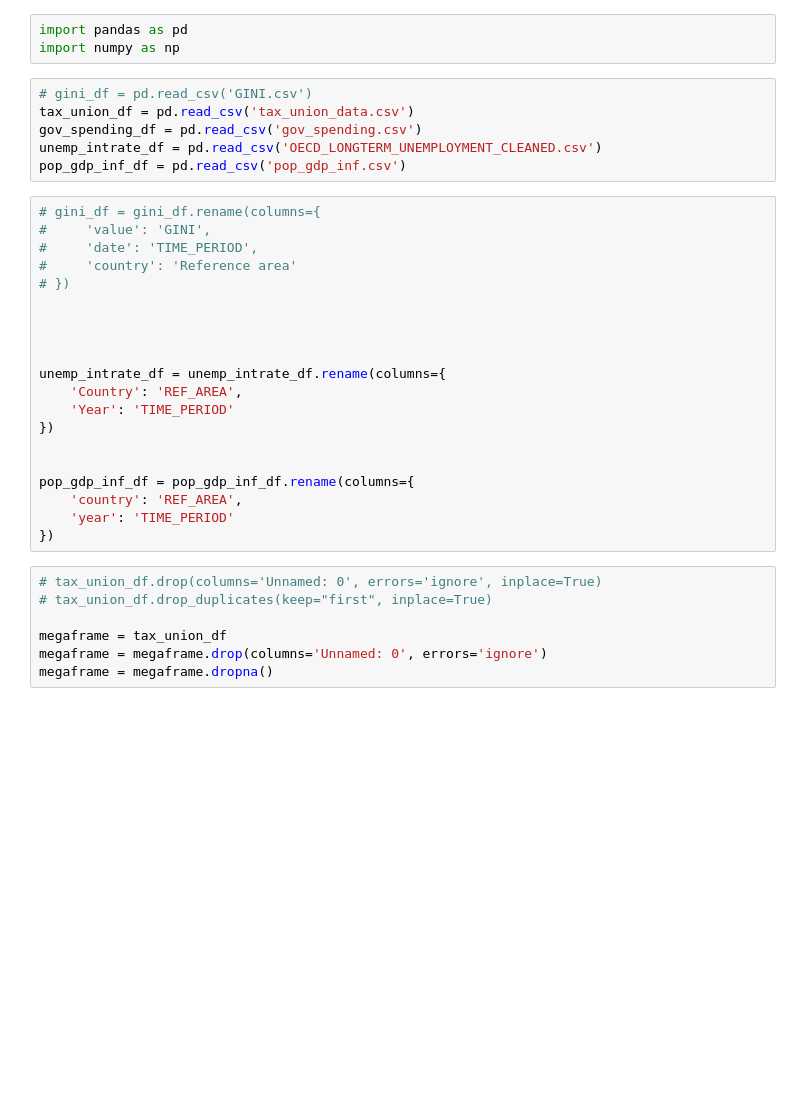
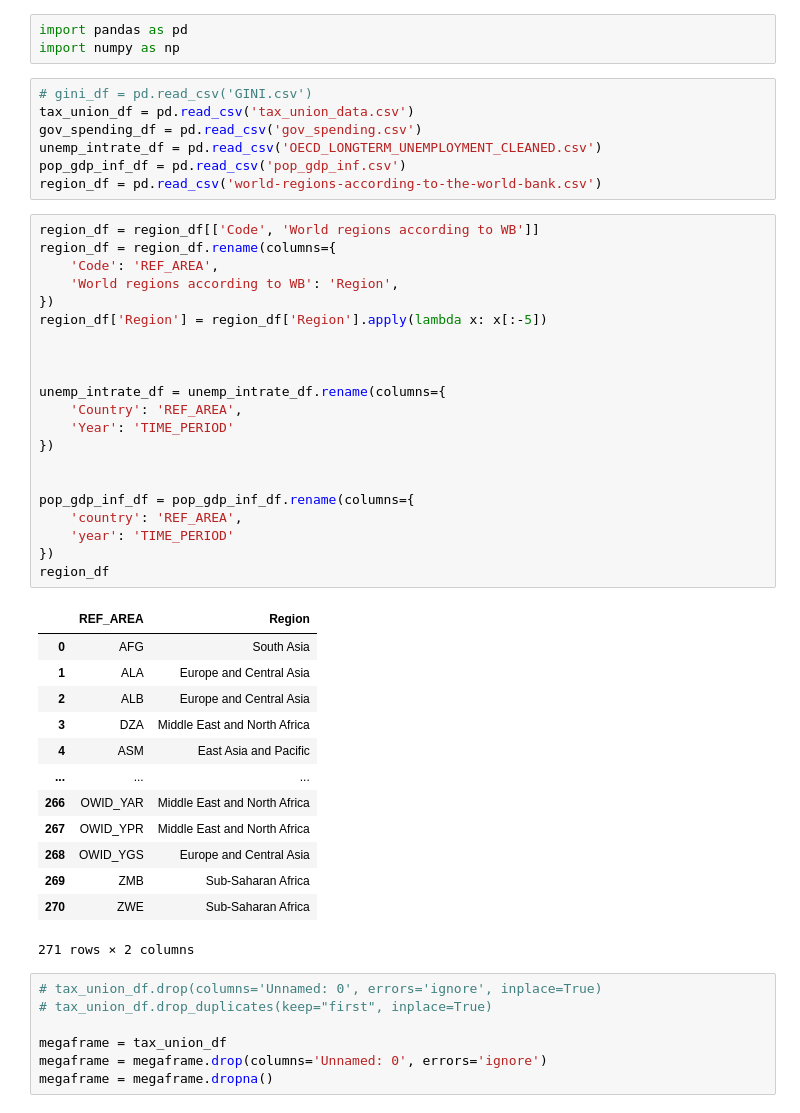
Before and after one commit to songmichael11/Consensus, a Jupyter notebook: datasets/Megaframe.ipynb, the cells around one changed output. Drawn from its saved outputs; the diff is of its cells as text; blank space fills up the shorter version.

Commit message:
Added region to megaframe, removed indices from megaframe, started log model notebook

```diff
--- a/datasets/Megaframe.ipynb
+++ b/datasets/Megaframe.ipynb
@@ -7,26 +7,42 @@ tax_union_df = pd.read_csv('tax_union_data.csv')
 gov_spending_df = pd.read_csv('gov_spending.csv')
 unemp_intrate_df = pd.read_csv('OECD_LONGTERM_UNEMPLOYMENT_CLEANED.csv')
 pop_gdp_inf_df = pd.read_csv('pop_gdp_inf.csv')
+region_df = pd.read_csv('world-regions-according-to-the-world-bank.csv')
 # %%
-# gini_df = gini_df.rename(columns={
-#     'value': 'GINI',
-#     'date': 'TIME_PERIOD',
-#     'country': 'Reference area'
-# })
-
+region_df = region_df[['Code', 'World regions according to WB']]
+region_df = region_df.rename(columns={
+    'Code': 'REF_AREA',
+    'World regions according to WB': 'Region',
+})
+region_df['Region'] = region_df['Region'].apply(lambda x: x[:-5])
 
 
 
 unemp_intrate_df = unemp_intrate_df.rename(columns={
     'Country': 'REF_AREA',
     'Year': 'TIME_PERIOD'
 })
 
 
 pop_gdp_inf_df = pop_gdp_inf_df.rename(columns={
     'country': 'REF_AREA',
     'year': 'TIME_PERIOD'
 })
+region_df
+# %% [output]
+|  | REF_AREA | Region |
+| 0 | AFG | South Asia |
+| 1 | ALA | Europe and Central Asia |
+| 2 | ALB | Europe and Central Asia |
+| 3 | DZA | Middle East and North Africa |
+| 4 | ASM | East Asia and Pacific |
+| ... | ... | ... |
+| 266 | OWID_YAR | Middle East and North Africa |
+| 267 | OWID_YPR | Middle East and North Africa |
+| 268 | OWID_YGS | Europe and Central Asia |
+| 269 | ZMB | Sub-Saharan Africa |
+| 270 | ZWE | Sub-Saharan Africa |
+271 rows × 2 columns
 # %%
 # tax_union_df.drop(columns='Unnamed: 0', errors='ignore', inplace=True)
 # tax_union_df.drop_duplicates(keep="first", inplace=True)
```
Also changed, not shown: parts of 5 cells of this notebook, 4 other files.
